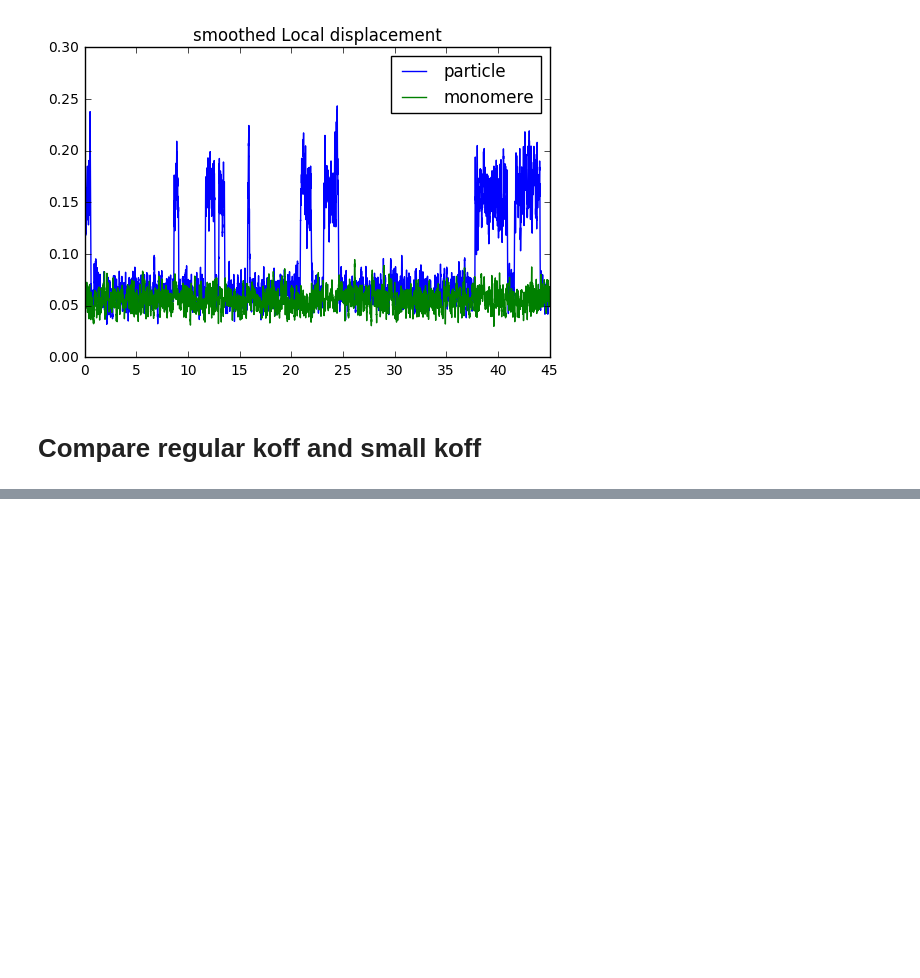
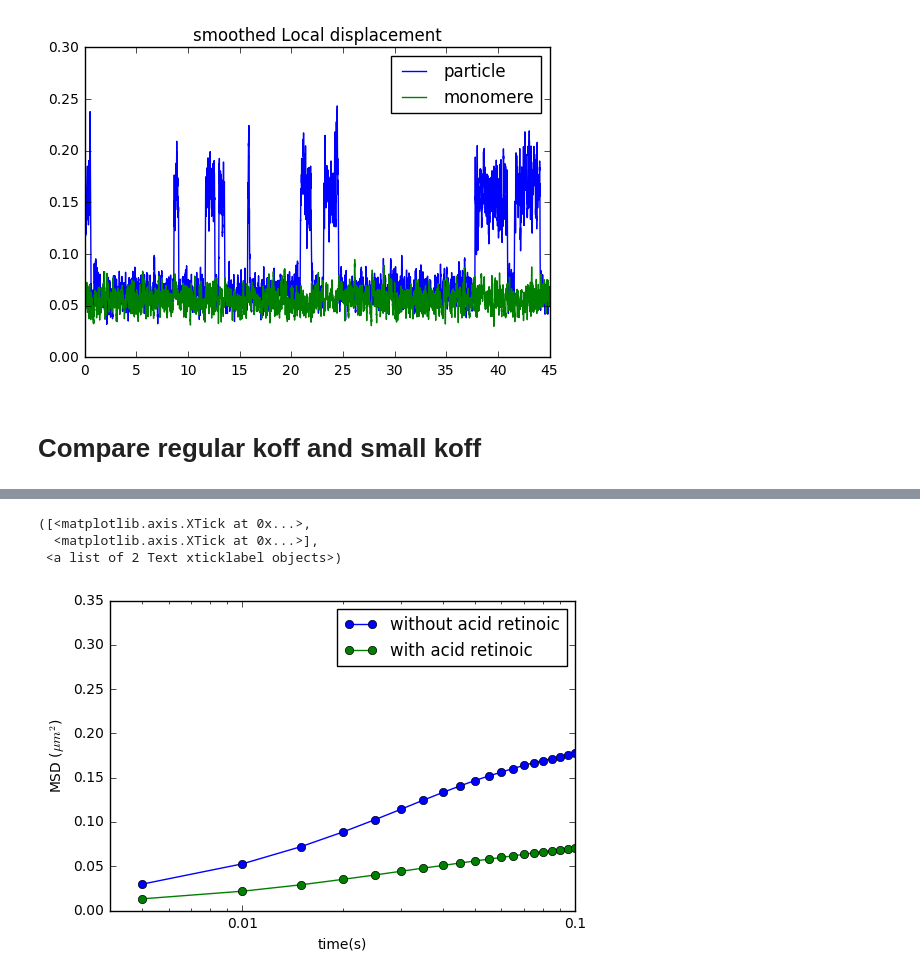
Before and after one commit to jeammimi/replication_yeast, a Jupyter notebook: notebooks/Transcription/0.1-calibration.ipynb, the cells around one changed output, grey strips where cells are left out. Drawn from its saved outputs; the diff is of its cells as text; code cells hidden in the pictures; blank space fills up the shorter version.

```diff
--- a/notebooks/Transcription/0.1-calibration.ipynb
+++ b/notebooks/Transcription/0.1-calibration.ipynb
@@ -346,0 +409,9 @@ ylim(0,0.3)
+# %%
+rep = "..//../data/cluster/test-trans-highpoff-big/traj1/"
+t = check_rep(rep,n=1,alone=True)
+param = load_parameters(rep+"//params.json")
+
+Diffp_th,Mono_th,Coordsp_th,Coords_th = compute_mean_msd(t, p_chain=40,
+                                                     micron = 4*param["micron"],n_ch=1,stop=None,nparticle=8)
+#_,_,CoordspF_skoff_t,_= compute_mean_msd(t, p_chain=40, micron = 4*param["micron"],n_ch=1,stop=None)
+del t
@@ -346,0 +428,16 @@ ylim(0,0.3)
+# %%
+t = np.arange(len(Diffp_th)) * 0.005
+plot(t[1:],Diffp_th[1:],"-o",label="without acid retinoic")
+t = np.arange(len(Diffp_t)) * 0.005
+plot(t[1:],Diffp_t[1:],"-o",label="with acid retinoic")
+xlim(0.004,0.1)
+xlabel("time(s)")
+ylabel("MSD ($\mu m ^2$)")
+legend(loc="best")
+xscale("log")
+xticks([0.01,0.1],[0.01,0.1])
+# %% [output]
+([<matplotlib.axis.XTick at 0x...>,
+  <matplotlib.axis.XTick at 0x...>],
+ <a list of 2 Text xticklabel objects>)
+[figure, added]
```
Also changed, not shown: parts of 11 cells of this notebook, 2 other files.
